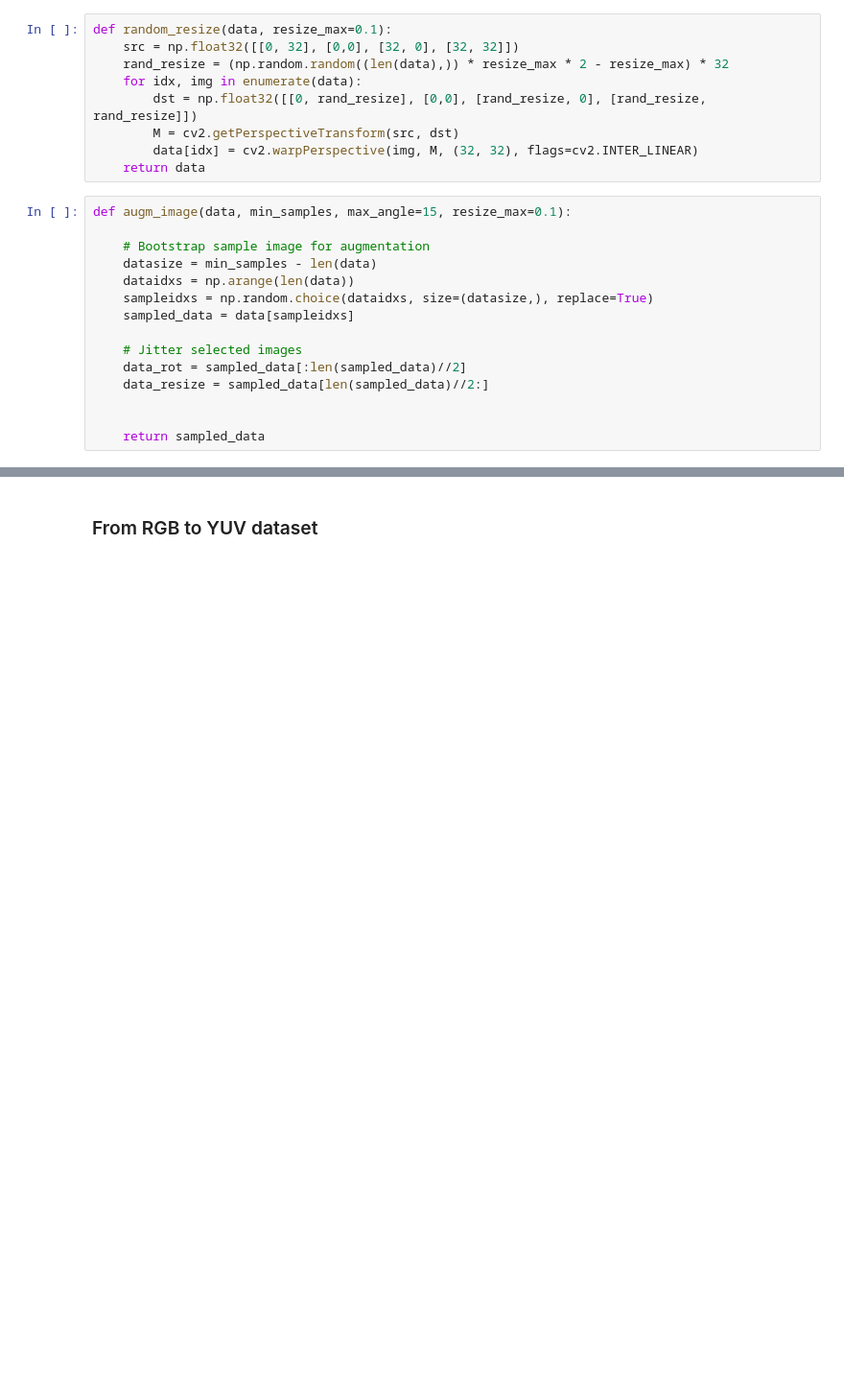
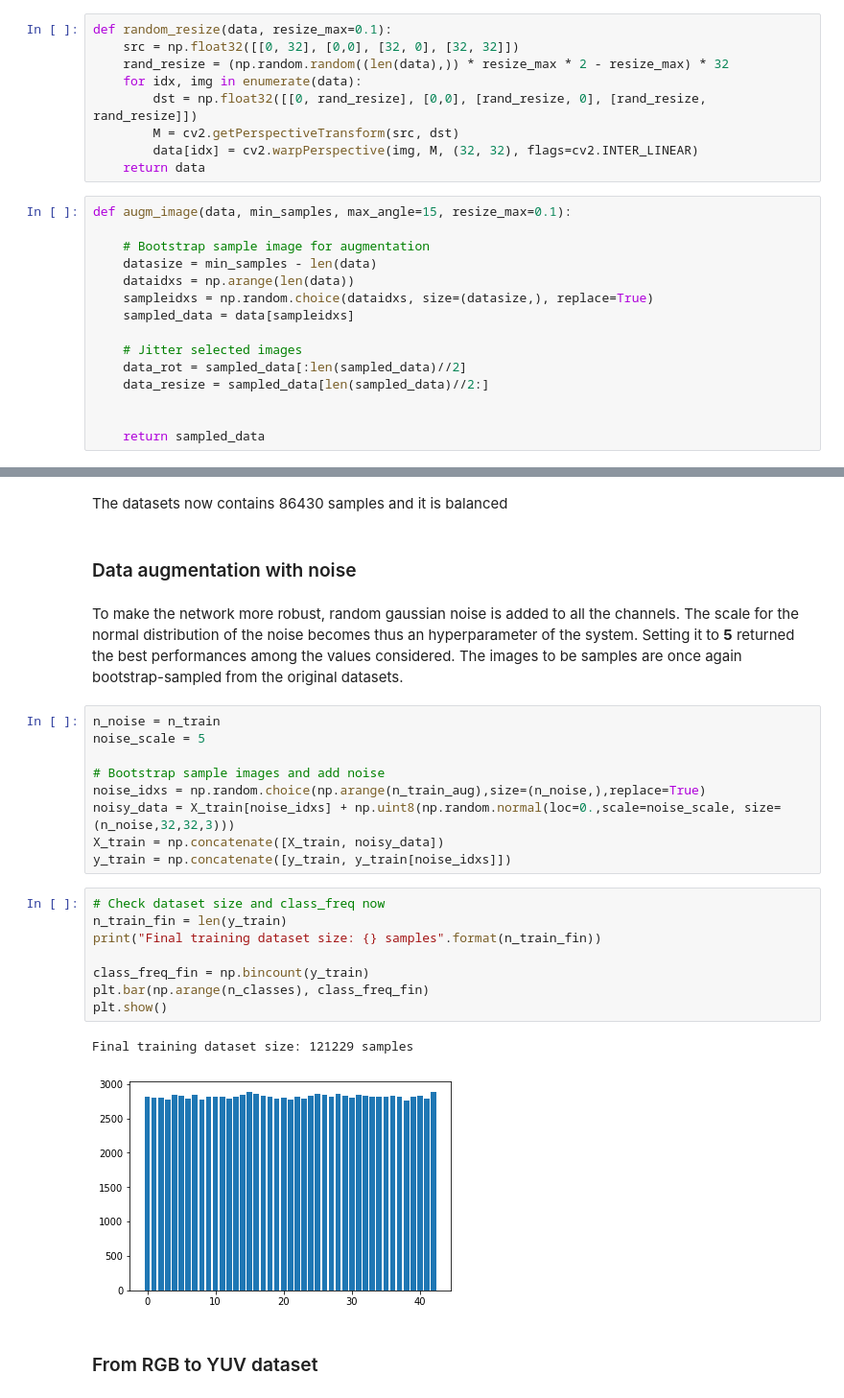
Before and after one commit to fratullii/Udacity_Traffic-Sign-Classifier, a Jupyter notebook: Traffic_Sign_Classifier.ipynb, the cells around one changed output, grey strips where cells are left out. Shown: that part at 96% size. Drawn from its saved outputs; the diff is of its cells as text; blank space fills up the shorter version.

```diff
--- a/Traffic_Sign_Classifier.ipynb
+++ b/Traffic_Sign_Classifier.ipynb
@@ -218,2 +221,28 @@ Augmented training dataset size: 51690 samples
+# %% [markdown]
+The datasets now contains 86430 samples and it is balanced
+# %% [markdown]
+### Data augmentation with noise
+# %% [markdown]
+To make the network more robust, random gaussian noise is added to all the channels. The scale for the normal distribution of the noise becomes thus an hyperparameter of the system. Setting it to **5** returned the best performances among the values considered. The images to be samples are once again bootstrap-sampled from the original datasets.
+# %%
+n_noise = n_train
+noise_scale = 5
+
+# Bootstrap sample images and add noise
+noise_idxs = np.random.choice(np.arange(n_train_aug),size=(n_noise,),replace=True)
+noisy_data = X_train[noise_idxs] + np.uint8(np.random.normal(loc=0.,scale=noise_scale, size=(n_noise,32,32,3)))
+X_train = np.concatenate([X_train, noisy_data])
+y_train = np.concatenate([y_train, y_train[noise_idxs]])
+# %%
+# Check dataset size and class_freq now
+n_train_fin = len(y_train)
+print("Final training dataset size: {} samples".format(n_train_fin))
+
+class_freq_fin = np.bincount(y_train)
+plt.bar(np.arange(n_classes), class_freq_fin)
+plt.show()
+# %% [output]
+Final training dataset size: 121229 samples
+[figure, added]
 # %% [markdown]
 ### From RGB to YUV dataset
```
Also changed, not shown: parts of 31 cells of this notebook, 4 other files.
